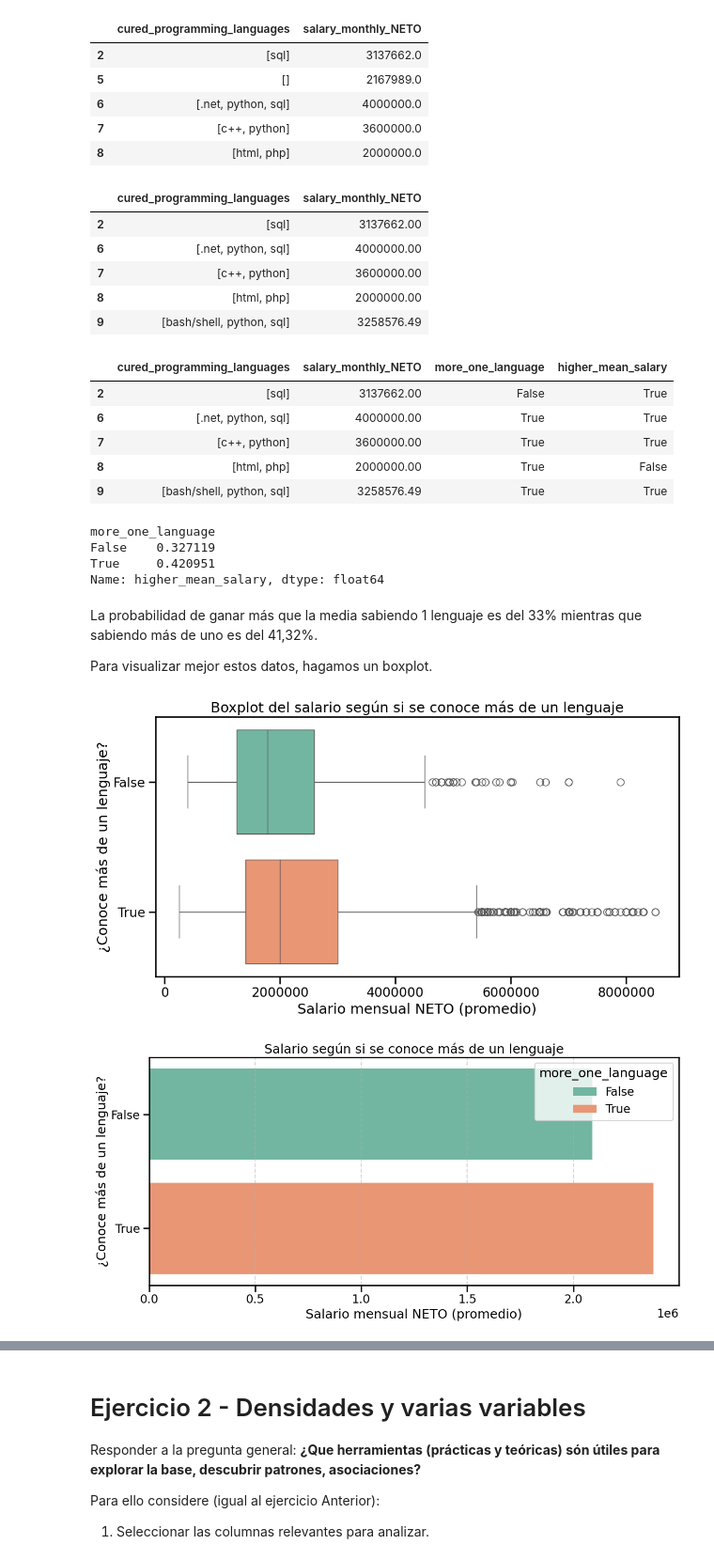
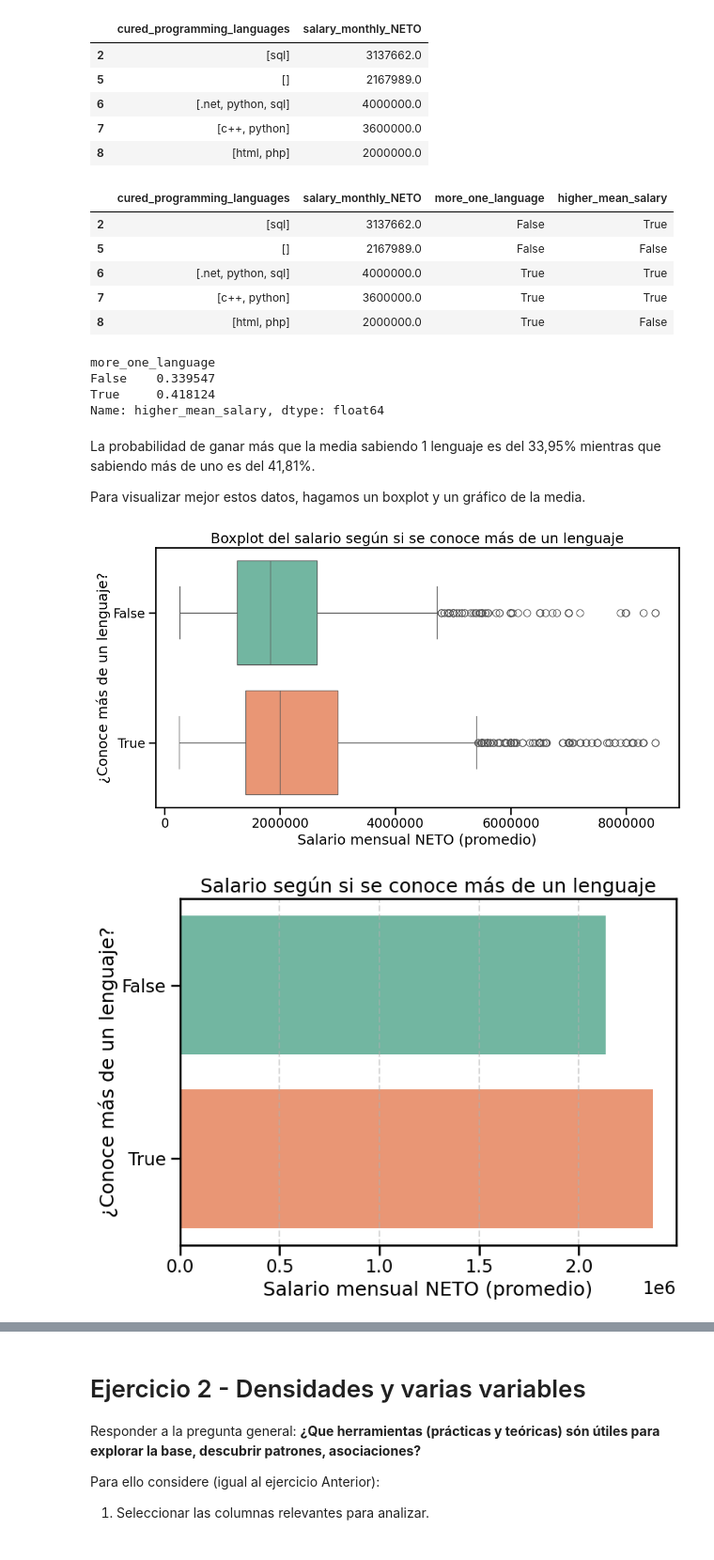
Before and after one commit to gonzaloangaut/DiploDatos, a Jupyter notebook: Entregables/Entregable_Parte_1.ipynb, the cells around one changed output, grey strips where cells are left out. Shown at 94% size. Saved outputs shown, nothing was run; the diff lists cells and outputs as text; code cells hidden in the pictures.

Commit message:
Finished first deliverable after sharing ideas with the group

```diff
--- a/Entregables/Entregable_Parte_1.ipynb
+++ b/Entregables/Entregable_Parte_1.ipynb
@@ -134,5 +119,0 @@ Name: profile_age, dtype: float64
-# %%
-# Eliminemos todos los valores menores a 100 años
-df_filtered = df_filtered[df_filtered['profile_age']<100]
-# veamos como cambió
-df_filtered.profile_age.describe()
@@ -425,24 +376,7 @@ df_number_lang[:5]
 | 6 | [.net, python, sql] | 4000000.0 |
 | 7 | [c++, python] | 3600000.0 |
 | 8 | [html, php] | 2000000.0 |
-# %%
-# Notemos que este DataFrame no tiene filtrados los lenguajes interesantes.
-# Hacemos una función que verifica si hay al menos un lenguaje interesante en la lista
-def has_interesting_language(lang_list):
-    return any(lang in interesting_languages for lang in lang_list) # devuelve True si hay lenguaje interesante
-
-# Filtramos por las filas en df_number_lang que tienen al menos un lenguaje interesante
-filtered_df_number_lang = df_number_lang[df_number_lang['cured_programming_languages'].apply(has_interesting_language)]
-filtered_df_number_lang[:5]
-# %% [output]
-|  | cured_programming_languages | salary_monthly_NETO |
-| 2 | [sql] | 3137662.00 |
-| 6 | [.net, python, sql] | 4000000.00 |
-| 7 | [c++, python] | 3600000.00 |
-| 8 | [html, php] | 2000000.00 |
-| 9 | [bash/shell, python, sql] | 3258576.49 |
 # %%
-filtered_df_number_lang = filtered_df_number_lang.copy()
 # Marcar si la persona sabe más de un lenguaje
 
 # Función auxiliar para saber si hay más de un lenguaje
@@ -450,37 +384,37 @@ def knows_more_than_one(langs):
     return len(langs) > 1
 
 # Aplicar la función
-filtered_df_number_lang.loc[:, 'more_one_language'] = \
-    filtered_df_number_lang['cured_programming_languages'].apply(knows_more_than_one)
+df_number_lang.loc[:, 'more_one_language'] = \
+    df_number_lang['cured_programming_languages'].apply(knows_more_than_one)
 
 # Calcular sueldos altos
-filtered_df_number_lang.loc[:, 'higher_mean_salary'] = filtered_df_number_lang['salary_monthly_NETO'] > mean_salary
+df_number_lang.loc[:, 'higher_mean_salary'] = df_number_lang['salary_monthly_NETO'] > mean_salary
 
-filtered_df_number_lang[:5]
+df_number_lang[:5]
 # %% [output]
 |  | cured_programming_languages | salary_monthly_NETO | more_one_language | higher_mean_salary |
-| 2 | [sql] | 3137662.00 | False | True |
-| 6 | [.net, python, sql] | 4000000.00 | True | True |
-| 7 | [c++, python] | 3600000.00 | True | True |
-| 8 | [html, php] | 2000000.00 | True | False |
-| 9 | [bash/shell, python, sql] | 3258576.49 | True | True |
+| 2 | [sql] | 3137662.0 | False | True |
+| 5 | [] | 2167989.0 | False | False |
+| 6 | [.net, python, sql] | 4000000.0 | True | True |
+| 7 | [c++, python] | 3600000.0 | True | True |
+| 8 | [html, php] | 2000000.0 | True | False |
 # %%
 # Agrupamos y calculamos proporción
-probs_by_lang_count = filtered_df_number_lang.groupby('more_one_language')['higher_mean_salary'].mean()
+probs_by_lang_count = df_number_lang.groupby('more_one_language')['higher_mean_salary'].mean()
 probs_by_lang_count
 # %% [output]
 more_one_language
-False    0.327119
-True     0.420951
+False    0.339547
+True     0.418124
 Name: higher_mean_salary, dtype: float64
 # %% [markdown]
-La probabilidad de ganar más que la media sabiendo 1 lenguaje es del 33% mientras que sabiendo más de uno es del 41,32%.
+La probabilidad de ganar más que la media sabiendo 1 lenguaje es del 33,95% mientras que sabiendo más de uno es del 41,81%.
 
-Para visualizar mejor estos datos, hagamos un boxplot.
+Para visualizar mejor estos datos, hagamos un boxplot y un gráfico de la media.
 # %%
 plt.figure(figsize=(12, 6))
-filtered_df_number_lang['more_one_language'] = filtered_df_number_lang['more_one_language'].astype('category')
-seaborn.boxplot(data=filtered_df_number_lang,
+df_number_lang['more_one_language'] = df_number_lang['more_one_language'].astype('category')
+seaborn.boxplot(data=df_number_lang,
                 x='salary_monthly_NETO',
                 y='more_one_language',
                 hue='more_one_language',
@@ -491,31 +425,32 @@ plt.ylabel('¿Conoce más de un lenguaje?')
 plt.title('Boxplot del salario según si se conoce más de un lenguaje')
 plt.ticklabel_format(style='plain', axis='x')
 # %% [output]
-[figure, old version]
+[figure, new version]
 # %%
 # Agrupamos por lenguaje y calculamos la media de salario
-filtered_df_number_lang['more_one_language'] = filtered_df_number_lang['more_one_language'].astype('category')
+df_number_lang['more_one_language'] = df_number_lang['more_one_language'].astype('category')
 mean_salary_by_lang = (
-    filtered_df_number_lang
+    df_number_lang
     .groupby('more_one_language', observed=False,)['salary_monthly_NETO']
     .mean()
     .sort_values(ascending=False)
 )
 # Creamos el gráfico de barras
-plt.figure(figsize=(12, 6))
+plt.figure(figsize=(8, 6))
 seaborn.barplot(
     x=mean_salary_by_lang.values,
     y=mean_salary_by_lang.index,
     hue=mean_salary_by_lang.index,
     palette='Set2',
+    legend=False,
 )
 # Etiquetas
 plt.xlabel('Salario mensual NETO (promedio)')
 plt.ylabel('¿Conoce más de un lenguaje?')
 plt.title('Salario según si se conoce más de un lenguaje')
 plt.grid(axis='x', linestyle='--', alpha=0.5)
 plt.tight_layout()
 plt.show()
 # %% [output]
-[figure, old version]
+[figure, new version]
 # %% [markdown]
```
Also changed, not shown: parts of 44 cells of this notebook.
